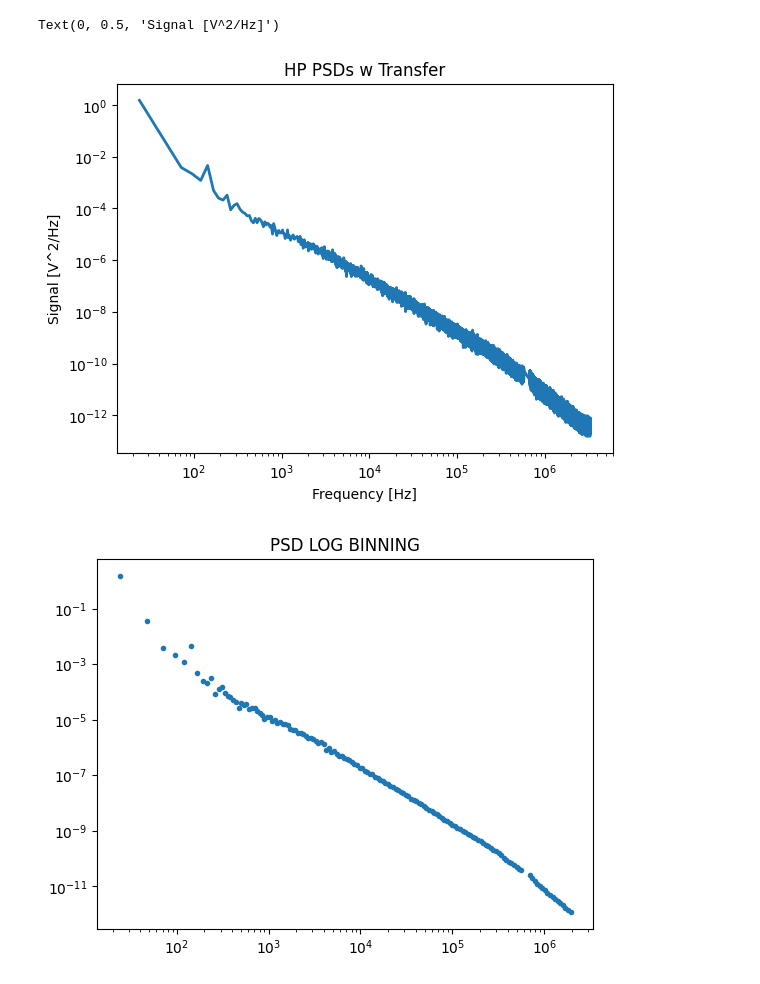
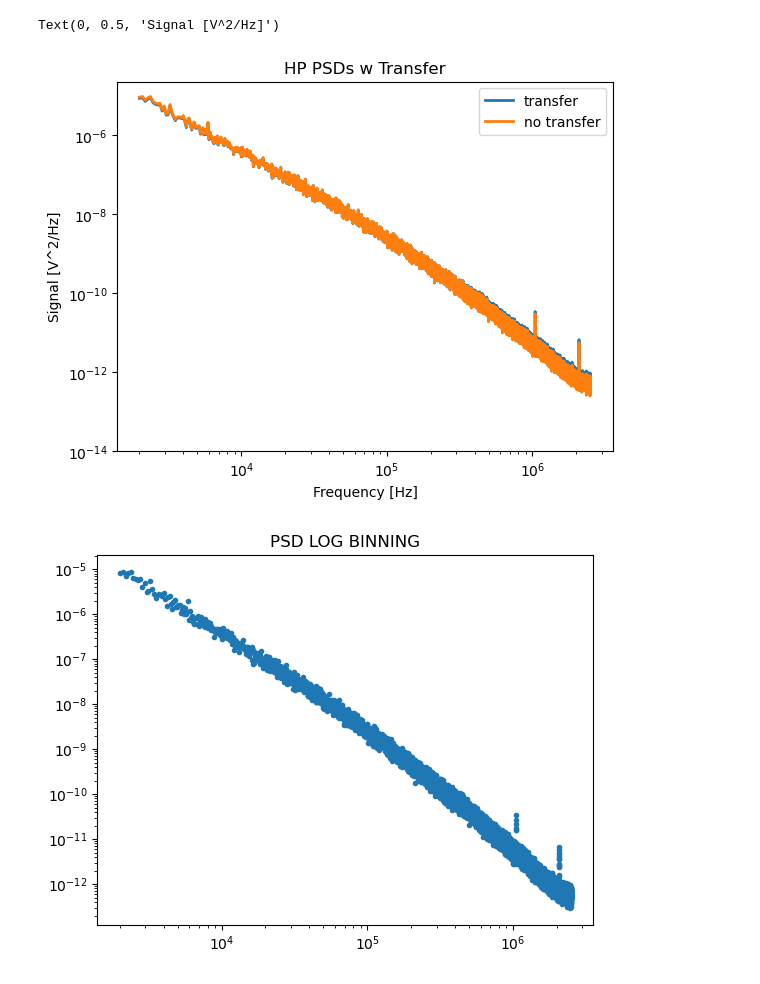
Before and after one commit to mcthumann/Brownian_Data_Analysis, a Jupyter notebook: scripts/HP_PSD_Fit.ipynb, the cells around one changed output. Cells and saved outputs as stored; diff of their text form; code cells hidden in the pictures.

```diff
--- a/scripts/HP_PSD_Fit.ipynb
+++ b/scripts/HP_PSD_Fit.ipynb
@@ -9,7 +9,7 @@ import pandas as pd
 import scipy
 # %%
 def transfer(freq, response):
-    df = pd.read_csv(r"C:\Users\GaGe\Desktop\Brownian_Data_2024\October_Gage_Data\20241121\filter_response.txt")
+    df = pd.read_csv(r"C:\Users\mcthu\Downloads\2 micron data\no_filter_response.txt")
     freqs = np.array(df[df.keys()[0]])
     r = np.array(df[df.keys()[1]])
     interpolation = scipy.interpolate.interp1d(freqs, r, fill_value = "extrapolate")
@@ -39,12 +39,13 @@ Text(0.5, 1.0, 'Transfer Funtion')
 # %%
-HP_filename = r"C:\Users\GaGe\Desktop\Brownian_Data_2024\October_Gage_Data\20241122\2_um_short_4"
-hp_offset = 3
-num_files = 6
+HP_filename = r"C:\Users\mcthu\Downloads\2 micron data\Friday_data_set"
+hp_offset = 73671700
+num_files = 10
 traces_per_file = 3
 traces_HP = check_and_load_or_process("", hp_offset, HP_filename, "X", num_files, traces_per_file)
 
 time_hp = np.arange(0, len(traces_HP[0]['series']))
 conf_hp = Config(**traces_HP[0]['args'])
+conf_hp.print()
 time_hp = time_hp * (1/conf_hp.sampling_rate)
 
 plt.figure(figsize=(10, 6))
@@ -72,6 +75,6 @@ MASS TOTAL IS 1.1309733552923254e-14
 # %%
 #bin data
-bin = 30
+bin = 40
 all_hp_series = []
 
 for trace in traces_HP:
@@ -88,6 +91,8 @@ for series in all_hp_series:
 hp_avg_psd = np.mean(all_hp_psd, axis=0)
 
 plt.plot(frequency, hp_avg_psd)
+plt.ylim(bottom=1e-14)
+plt.xlim(left=1e4)
 plt.xscale('log')
 plt.yscale('log')
 # %% [output]
@@ -124,19 +133,23 @@ plt.show()
 # %%
+hp_avg_psd_nt = hp_avg_psd
 hp_avg_psd = transfer(frequency, hp_avg_psd)
 
-plt.plot(frequency, hp_avg_psd,linewidth=2)
+plt.plot(frequency, hp_avg_psd, label="transfer", linewidth=2)
+plt.plot(frequency, hp_avg_psd_nt,label="no transfer",linewidth=2)
 plt.xscale("log")
 plt.yscale("log")
+plt.ylim(bottom=1e-14)
+plt.legend()
 plt.title("HP PSDs w Transfer")
 plt.xlabel("Frequency [Hz]")
 plt.ylabel("Signal [V^2/Hz]")
 # %% [output]
 Text(0, 0.5, 'Signal [V^2/Hz]')
-[figure, old version]
+[figure, new version]
 # %%
 from fitting import log_bin_array, PSD_fitting, PSD_fitting_func
 
-frequency, hp_avg_psd = log_bin_array(frequency, hp_avg_psd, 5, 2e6, 200)
+# frequency, hp_avg_psd = log_bin_array(frequency, hp_avg_psd, 1e-1, 1e7, 100)
 
 plt.plot(frequency, hp_avg_psd, ".")
 plt.title("PSD LOG BINNING")
@@ -144,7 +157,7 @@ plt.xscale("log")
 plt.yscale("log")
 plt.show()
 # %% [output]
-[figure, old version]
+[figure, new version]
 # %%
 from fitting import log_bin_array, PSD_fitting, PSD_fitting_func
 
```
Also changed, not shown: parts of 6 cells of this notebook, 5 other files.
